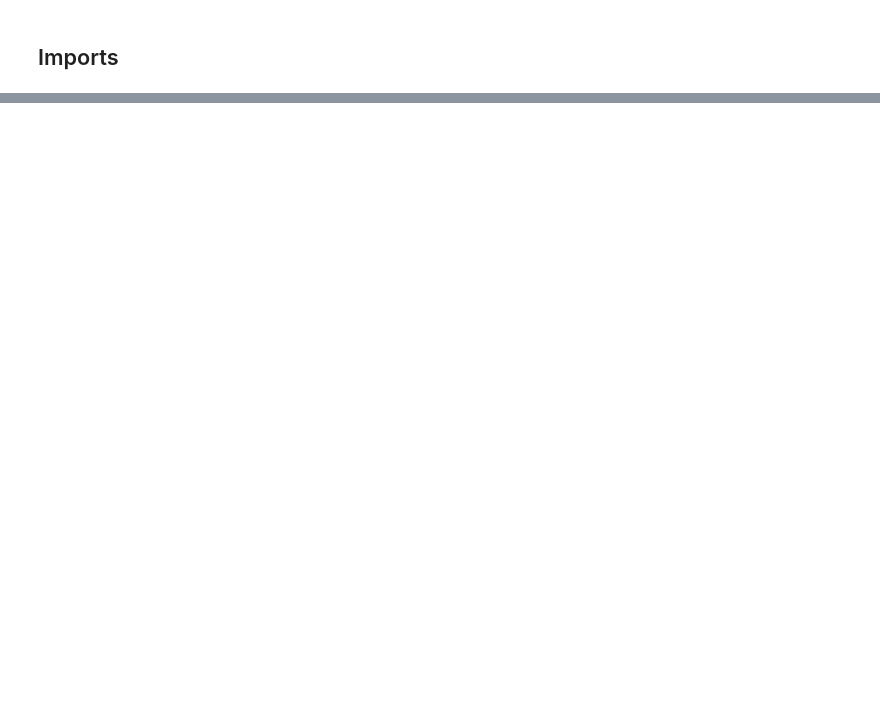
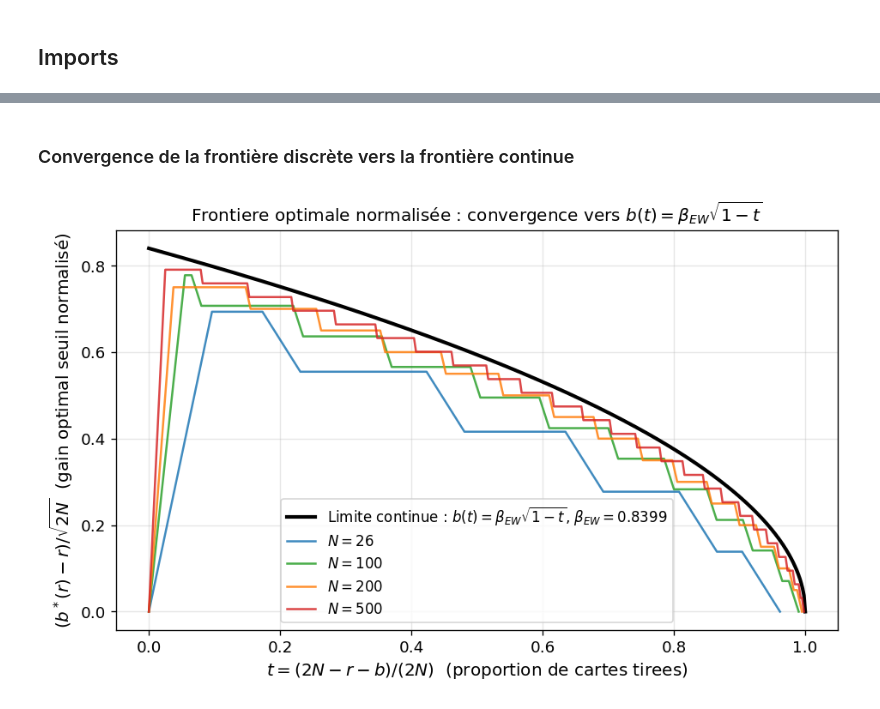
Before and after one commit to usenameFD/Numerical_methods, a Jupyter notebook: arret_optimal.ipynb, the cells around one changed output, grey strips where cells are left out. Cells and saved outputs as stored; diff of their text form; code cells hidden in the pictures; blank space fills up the shorter version.

```diff
--- a/arret_optimal.ipynb
+++ b/arret_optimal.ipynb
@@ -343,0 +151,26 @@ du pont brownien (Ekström & Wanntorp, 2009).
+# %% [markdown]
+### Convergence de la frontière discrète vers la frontière continue
+# %%
+fig, ax = plt.subplots(figsize=(8, 5))
+
+t_th = np.linspace(0, 1, 500)
+ax.plot(t_th, beta_EW * np.sqrt(1 - t_th), 'k-', lw=2.5,
+        label=f'Limite continue : $b(t) = \\beta_{{EW}}\\sqrt{{1-t}}$,'
+              f' $\\beta_{{EW}} = {beta_EW:.4f}$')
+
+colors = ['#1f77b4', '#2ca02c', '#ff7f0e', '#d62728']
+for idx, Nv in enumerate([26, 100, 200, 500]):
+    Vv = compute_V(Nv)
+    tf, xf = frontiere_normalisee(Nv, Vv)
+    ax.plot(tf, xf, color=colors[idx], lw=1.5, alpha=0.85, label=f'$N = {Nv}$')
+
+ax.set_xlabel(r'$t = (2N-r-b)/(2N)$  (proportion de cartes tirees)', fontsize=12)
+ax.set_ylabel(r'$(b^*(r)-r)/\sqrt{2N}$  (gain optimal seuil normalisé)', fontsize=12)
+ax.set_title(r'Frontiere optimale normalisée : convergence vers $b(t) = \beta_{EW}\sqrt{1-t}$',
+             fontsize=12)
+ax.legend(fontsize=10)
+ax.grid(True, alpha=0.3)
+plt.tight_layout()
+plt.show()
+# %% [output]
+[figure, added]
```
Also changed, not shown: parts of 37 cells of this notebook.
